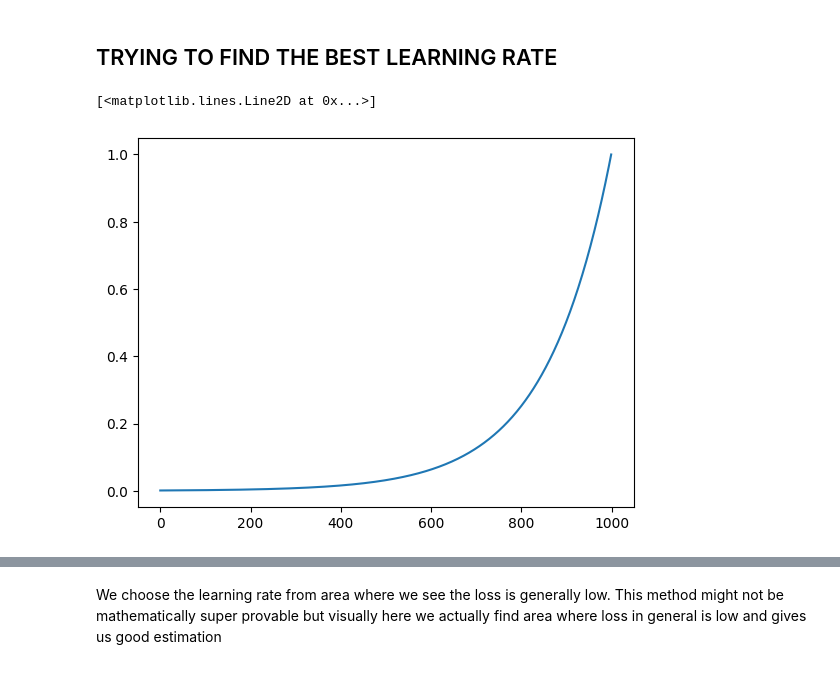
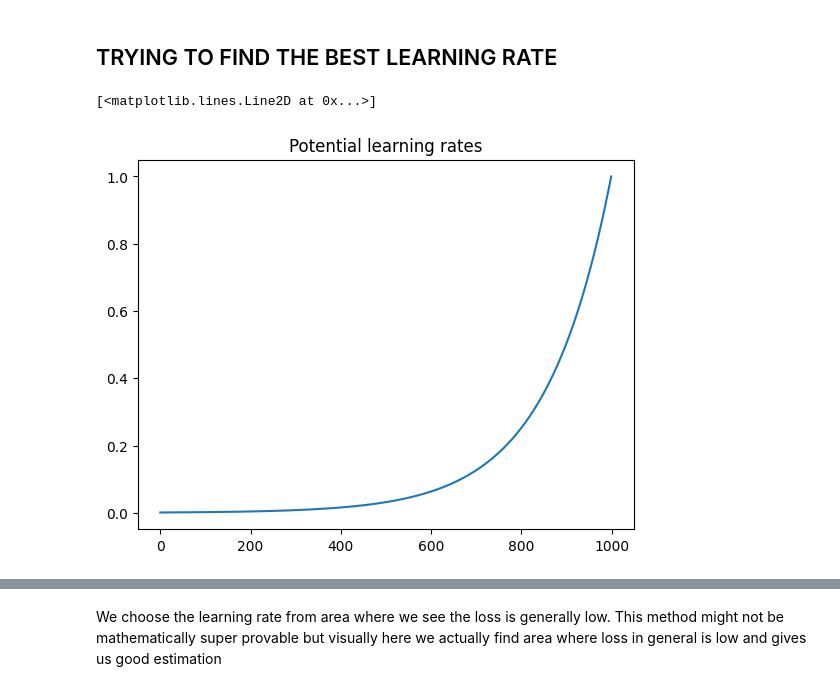
Before and after one commit to AndresNamm/nn_zero_to_hero, a Jupyter notebook: makemore_l2.ipynb, the cells around one changed output, grey strips where cells are left out. Saved outputs shown, nothing was run; the diff lists cells and outputs as text; code cells hidden in the pictures.

```diff
--- a/makemore_l2.ipynb
+++ b/makemore_l2.ipynb
@@ -328,12 +323,13 @@ Iteration 90: Total loss currently is 5.443120956420898
 # %%
 import matplotlib.pyplot as plt
 %matplotlib inline
 import torch.nn.functional as F
 
 lre = torch.linspace(-3,-0,1000)
 lr = 10 ** lre
+plt.title("Potential learning rates")
 plt.plot(lr)
 # %% [output]
 [<matplotlib.lines.Line2D at 0x...>]
-[figure, old version]
+[figure, new version]
 # %%
```
Also changed, not shown: parts of 19 cells of this notebook, 6 other files.
